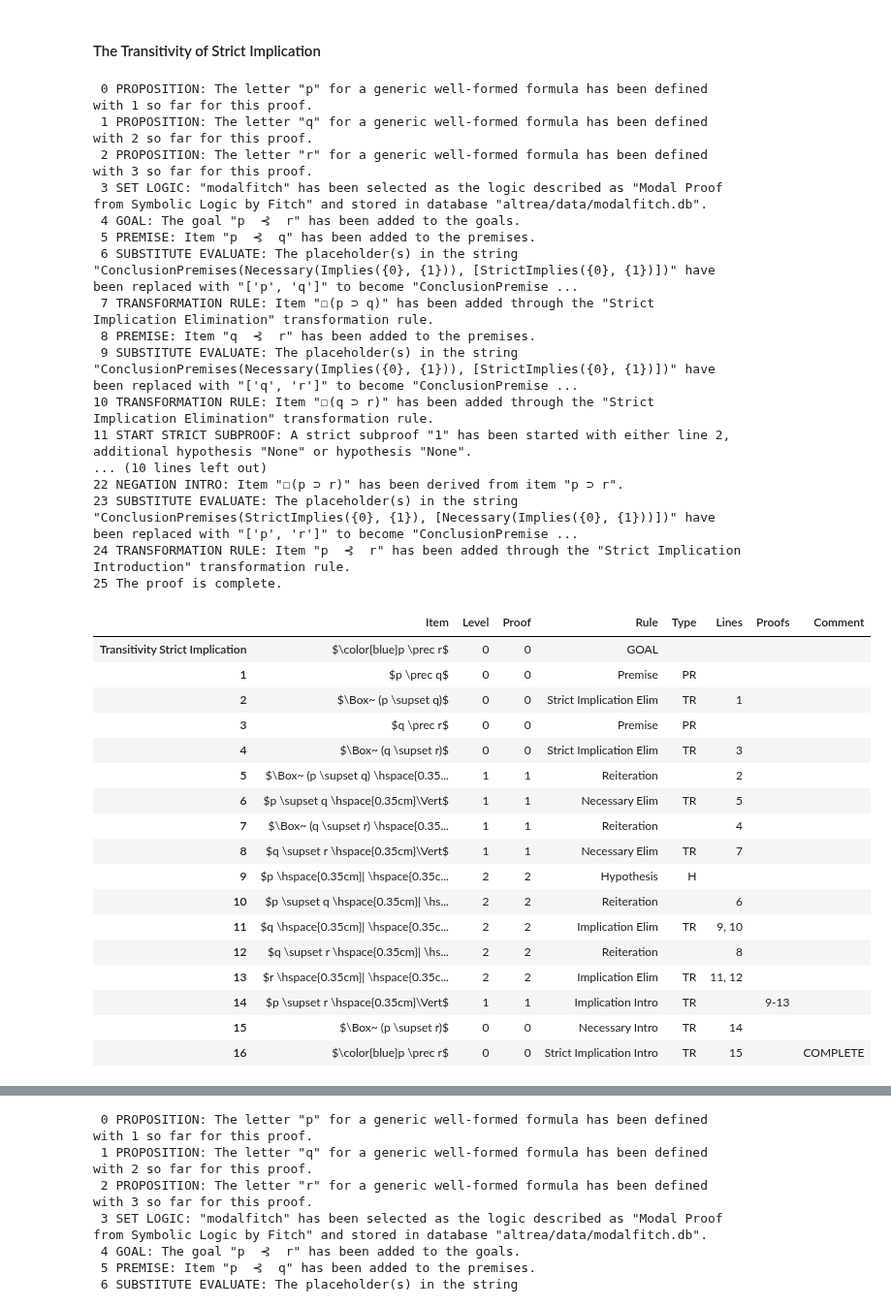
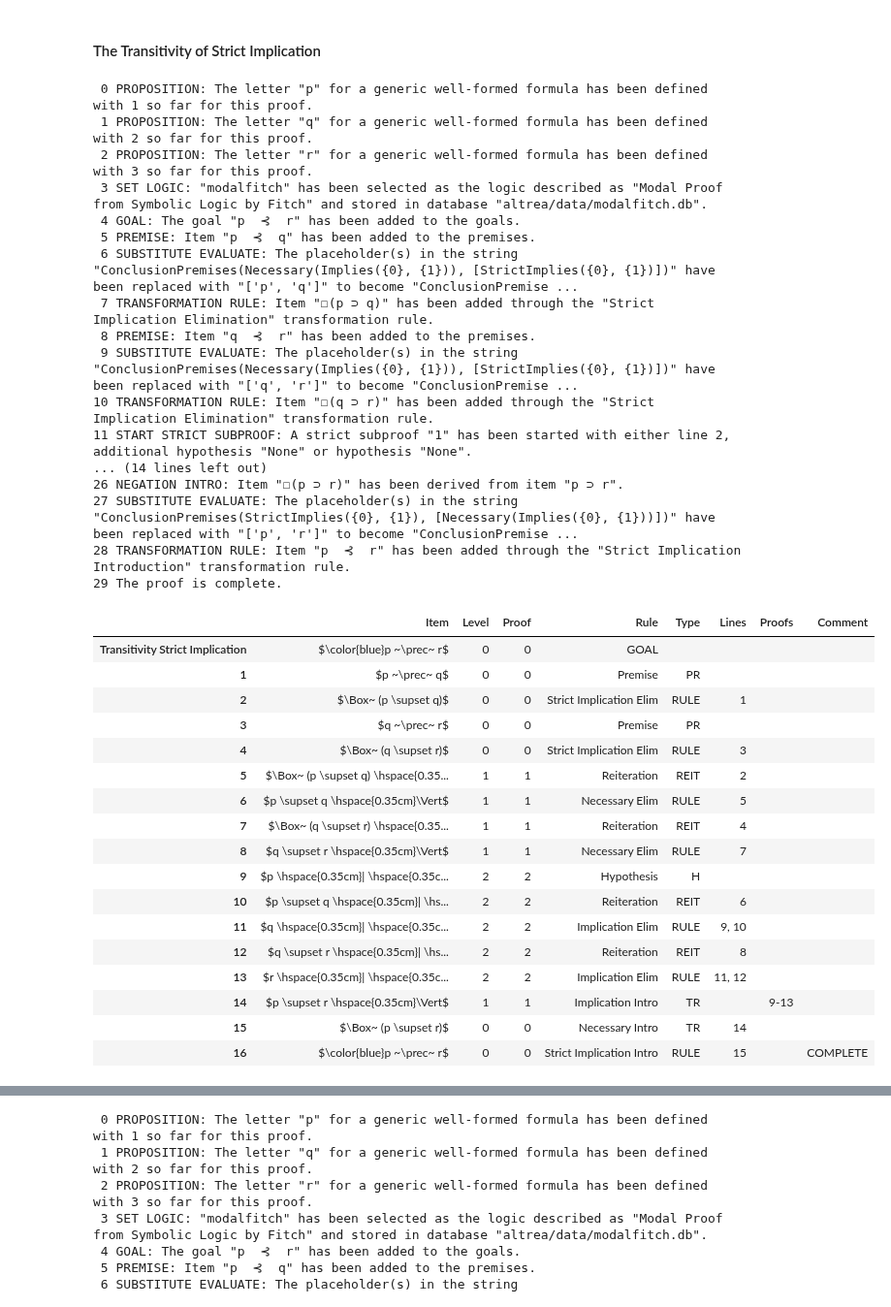
Before and after one commit to FrankHubeny/AltRea, a Jupyter notebook: modalfitch.ipynb, the cells around one changed output, grey strips where cells are left out. Shown at 97% size. Cells and saved outputs as stored; diff of their text form; code cells hidden in the pictures.

```diff
--- a/modalfitch.ipynb
+++ b/modalfitch.ipynb
@@ -60,10 +60,18 @@ connectors = [
 rules = [
     (logic, 's coimp intro', 'ConclusionPremises(StrictIff({0}, {1}), [Necessary(Iff({0}, {1}))])', 'Strict Coimplication Intro', 'Strict Coimplication Introduction'),
     (logic, 's coimp elim', 'ConclusionPremises(Necessary(Iff({0}, {1})), [StrictIff({0}, {1})])', 'Strict Coimplication Elim', 'Strict Coimplication Elimination'),
+    (logic, 'coimp intro', 'ConclusionPremises(Iff({0}, {1}), [And(Implies({0}, {1}), Implies({1}, {0}))])', 'Coimplication Intro', 'Coimplication Introduction'),
+    (logic, 'coimp elim', 'ConclusionPremises(And(Implies({0}, {1}), Implies({1}, {0})), [Iff({0}, {1})])', 'Coimplication Elim', 'Coimplication Elimination'),
     (logic, 's imp intro', 'ConclusionPremises(StrictImplies({0}, {1}), [Necessary(Implies({0}, {1}))])', 'Strict Implication Intro', 'Strict Implication Introduction'),
     (logic, 's imp elim', 'ConclusionPremises(Necessary(Implies({0}, {1})), [StrictImplies({0}, {1})])', 'Strict Implication Elim', 'Strict Implication Elimination'),
     (logic, 'consistent intro', 'ConclusionPremises(ConsistentWith({0}, {1}), [Possibly(And({0}, {1}))])', 'Consistent With Intro', 'Consistent With Introduction'),
     (logic, 'consistent elim', 'ConclusionPremises(Possibly(And({0}, {1})), [ConsistentWith({0}, {1})])', 'Consistent With Elim', 'Consistent With Elimination'),
+    (logic, 'imp elim', 'ConclusionPremises({1}, [{0}, Implies({0}, {1})])', 'Implication Elim', 'Implication Elimination'),
+    (logic, 'nec elim', 'ConclusionPremises({0}, [Necessary({0})])', 'Necessary Elim', 'Necessary Elimination'),
+    (logic, 'conj elim l', 'ConclusionPremises({0}, [And({0}, {1})])', 'Conjunction Elim Left', 'Conjunction Elimination Left Side'),
+    (logic, 'conj elim r', 'ConclusionPremises({1}, [And({0}, {1})])', 'Conjunction Elim Right', 'Conjunction Elimination Right Side'),
+    (logic, 'conj intro', 'ConclusionPremises(And({0}, {1}), [{0}, {1}])', 'Conjunction Intro', 'Conjunction Introduction'),
+    (logic, 'disj elim', 'ConclusionPremises({2}, [Or({0}, {1}), Implies({0}, {2}), Implies({1}, {2})])', 'Disjunction Elim', 'Disjunction Elimination'),
 ]
 definitions = [
 ]
@@ -335,56 +356,56 @@ r = prf.proposition('r')
 prf.setlogic('modalfitch')
 prf.goal(StrictImplies(p, r))
 prf.premise(StrictImplies(p, q))
 prf.rule('s imp elim',[p, q], [1])
 prf.premise(StrictImplies(q, r))
 prf.rule('s imp elim',[q, r], [3])
 prf.startstrictsubproof(2)
-prf.necessary_elim(5)
+prf.rule('nec elim', [Implies(p, q)], [5])
 prf.reiterate(4)
-prf.necessary_elim(7)
+prf.rule('nec elim', [Implies(q, r)], [7])
 prf.hypothesis(p)
 prf.reiterate(6)
-prf.implication_elim(9, 10)
+prf.rule('imp elim', [p, q], [9, 10])
 prf.reiterate(8)
-prf.implication_elim(11, 12)
+prf.rule('imp elim', [q, r], [11, 12])
 prf.implication_intro()
 prf.necessary_intro([14])
 prf.rule('s imp intro', [p, r], [15])
 prf.displaylog()
 display(prf.thisproof())
 # %% [output]
  0 PROPOSITION: The letter "p" for a generic well-formed formula has been defined with 1 so far for this proof.
  1 PROPOSITION: The letter "q" for a generic well-formed formula has been defined with 2 so far for this proof.
  2 PROPOSITION: The letter "r" for a generic well-formed formula has been defined with 3 so far for this proof.
  3 SET LOGIC: "modalfitch" has been selected as the logic described as "Modal Proof from Symbolic Logic by Fitch" and stored in database "altrea/data/modalfitch.db".
  4 GOAL: The goal "p  ⊰  r" has been added to the goals.
  5 PREMISE: Item "p  ⊰  q" has been added to the premises.
  6 SUBSTITUTE EVALUATE: The placeholder(s) in the string "ConclusionPremises(Necessary(Implies({0}, {1})), [StrictImplies({0}, {1})])" have been replaced with "['p', 'q']" to become "ConclusionPremise ...
  7 TRANSFORMATION RULE: Item "☐(p ⊃ q)" has been added through the "Strict Implication Elimination" transformation rule.
  8 PREMISE: Item "q  ⊰  r" has been added to the premises.
  9 SUBSTITUTE EVALUATE: The placeholder(s) in the string "ConclusionPremises(Necessary(Implies({0}, {1})), [StrictImplies({0}, {1})])" have been replaced with "['q', 'r']" to become "ConclusionPremise ...
 10 TRANSFORMATION RULE: Item "☐(q ⊃ r)" has been added through the "Strict Implication Elimination" transformation rule.
 11 START STRICT SUBPROOF: A strict subproof "1" has been started with either line 2, additional hypothesis "None" or hypothesis "None".
-... (10 lines left out)
-22 NEGATION INTRO: Item "☐(p ⊃ r)" has been derived from item "p ⊃ r".
-23 SUBSTITUTE EVALUATE: The placeholder(s) in the string "ConclusionPremises(StrictImplies({0}, {1}), [Necessary(Implies({0}, {1}))])" have been replaced with "['p', 'r']" to become "ConclusionPremise ...
-24 TRANSFORMATION RULE: Item "p  ⊰  r" has been added through the "Strict Implication Introduction" transformation rule.
-25 The proof is complete.
+... (14 lines left out)
+26 NEGATION INTRO: Item "☐(p ⊃ r)" has been derived from item "p ⊃ r".
+27 SUBSTITUTE EVALUATE: The placeholder(s) in the string "ConclusionPremises(StrictImplies({0}, {1}), [Necessary(Implies({0}, {1}))])" have been replaced with "['p', 'r']" to become "ConclusionPremise ...
+28 TRANSFORMATION RULE: Item "p  ⊰  r" has been added through the "Strict Implication Introduction" transformation rule.
+29 The proof is complete.
 |  | Item | Level | Proof | Rule | Type | Lines | Proofs | Comment |
-| Transitivity Strict Implication | $\color{blue}p \prec r$ | 0 | 0 | GOAL |  |  |  |  |
-| 1 | $p \prec q$ | 0 | 0 | Premise | PR |  |  |  |
-| 2 | $\Box~ (p \supset q)$ | 0 | 0 | Strict Implication Elim | TR | 1 |  |  |
-| 3 | $q \prec r$ | 0 | 0 | Premise | PR |  |  |  |
-| 4 | $\Box~ (q \supset r)$ | 0 | 0 | Strict Implication Elim | TR | 3 |  |  |
-| 5 | $\Box~ (p \supset q) \hspace{0.35... | 1 | 1 | Reiteration |  | 2 |  |  |
-| 6 | $p \supset q \hspace{0.35cm}\Vert$ | 1 | 1 | Necessary Elim | TR | 5 |  |  |
-| 7 | $\Box~ (q \supset r) \hspace{0.35... | 1 | 1 | Reiteration |  | 4 |  |  |
-| 8 | $q \supset r \hspace{0.35cm}\Vert$ | 1 | 1 | Necessary Elim | TR | 7 |  |  |
+| Transitivity Strict Implication | $\color{blue}p ~\prec~ r$ | 0 | 0 | GOAL |  |  |  |  |
+| 1 | $p ~\prec~ q$ | 0 | 0 | Premise | PR |  |  |  |
+| 2 | $\Box~ (p \supset q)$ | 0 | 0 | Strict Implication Elim | RULE | 1 |  |  |
+| 3 | $q ~\prec~ r$ | 0 | 0 | Premise | PR |  |  |  |
+| 4 | $\Box~ (q \supset r)$ | 0 | 0 | Strict Implication Elim | RULE | 3 |  |  |
+| 5 | $\Box~ (p \supset q) \hspace{0.35... | 1 | 1 | Reiteration | REIT | 2 |  |  |
+| 6 | $p \supset q \hspace{0.35cm}\Vert$ | 1 | 1 | Necessary Elim | RULE | 5 |  |  |
+| 7 | $\Box~ (q \supset r) \hspace{0.35... | 1 | 1 | Reiteration | REIT | 4 |  |  |
+| 8 | $q \supset r \hspace{0.35cm}\Vert$ | 1 | 1 | Necessary Elim | RULE | 7 |  |  |
 | 9 | $p \hspace{0.35cm}| \hspace{0.35c... | 2 | 2 | Hypothesis | H |  |  |  |
-| 10 | $p \supset q \hspace{0.35cm}| \hs... | 2 | 2 | Reiteration |  | 6 |  |  |
-| 11 | $q \hspace{0.35cm}| \hspace{0.35c... | 2 | 2 | Implication Elim | TR | 9, 10 |  |  |
-| 12 | $q \supset r \hspace{0.35cm}| \hs... | 2 | 2 | Reiteration |  | 8 |  |  |
-| 13 | $r \hspace{0.35cm}| \hspace{0.35c... | 2 | 2 | Implication Elim | TR | 11, 12 |  |  |
+| 10 | $p \supset q \hspace{0.35cm}| \hs... | 2 | 2 | Reiteration | REIT | 6 |  |  |
+| 11 | $q \hspace{0.35cm}| \hspace{0.35c... | 2 | 2 | Implication Elim | RULE | 9, 10 |  |  |
+| 12 | $q \supset r \hspace{0.35cm}| \hs... | 2 | 2 | Reiteration | REIT | 8 |  |  |
+| 13 | $r \hspace{0.35cm}| \hspace{0.35c... | 2 | 2 | Implication Elim | RULE | 11, 12 |  |  |
 | 14 | $p \supset r \hspace{0.35cm}\Vert$ | 1 | 1 | Implication Intro | TR |  | 9-13 |  |
 | 15 | $\Box~ (p \supset r)$ | 0 | 0 | Necessary Intro | TR | 14 |  |  |
-| 16 | $\color{blue}p \prec r$ | 0 | 0 | Strict Implication Intro | TR | 15 |  | COMPLETE |
+| 16 | $\color{blue}p ~\prec~ r$ | 0 | 0 | Strict Implication Intro | RULE | 15 |  | COMPLETE |
```
Also changed, not shown: parts of 15 cells of this notebook, 2 other files.
